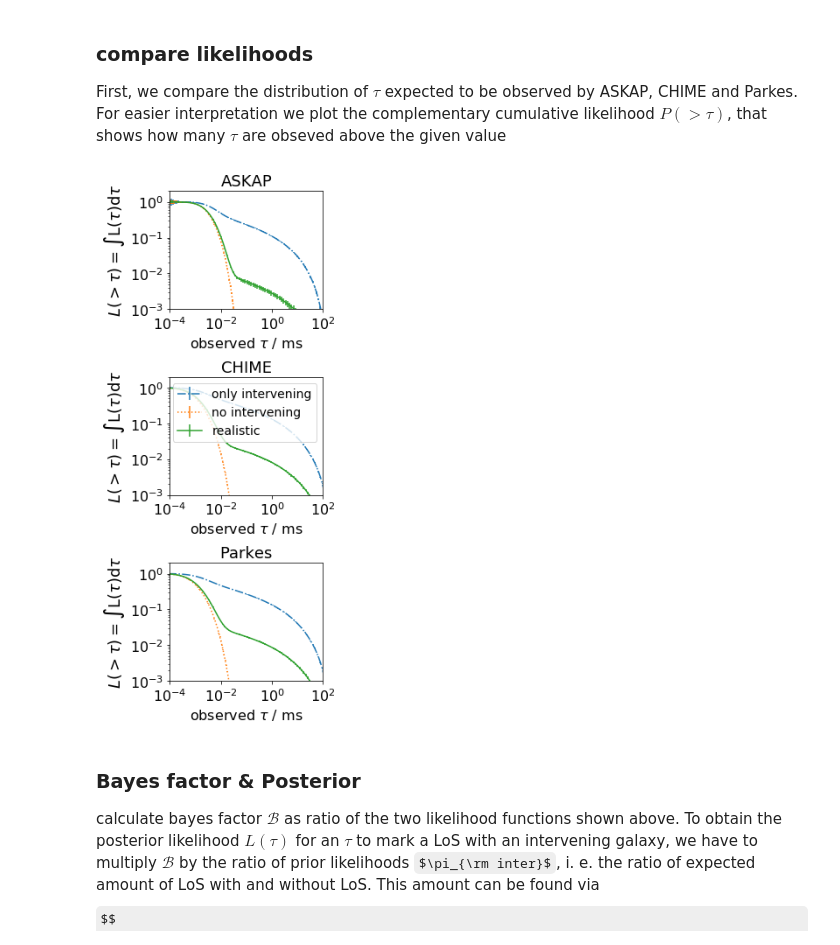
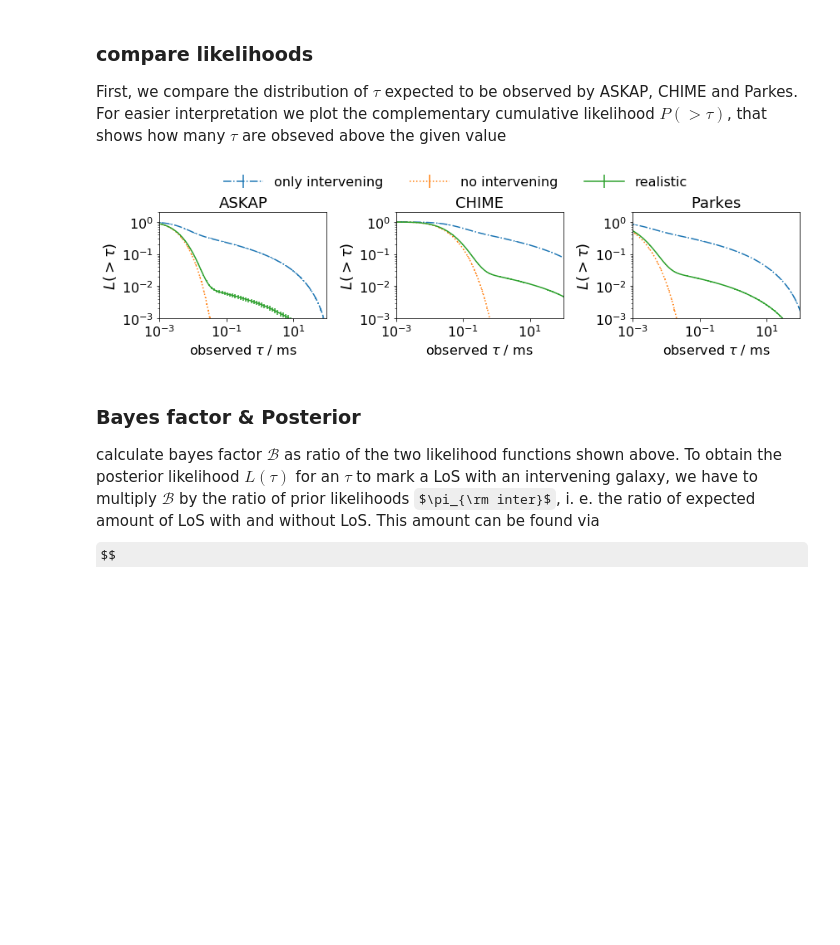
Before and after one commit to FRBs/PreFRBLE, a Jupyter notebook: notebooks/IdentifyInterveningGalaxy.ipynb, the cells around one changed output. Cells and saved outputs as stored; diff of their text form; code cells hidden in the pictures; some formulas as TeX source; blank space fills up the shorter version.

```diff
--- a/notebooks/IdentifyInterveningGalaxy.ipynb
+++ b/notebooks/IdentifyInterveningGalaxy.ipynb
@@ -44,25 +44,29 @@ scenario_inter_realistic = {
 First, we compare the distribution of $\tau$ expected to be observed by ASKAP, CHIME and Parkes.
 For easier interpretation we plot the complementary cumulative likelihood $P(>\tau)$, that shows how many $\tau$ are obseved above the given value
 # %%
-#fig, axs = plt.subplots( 1, len(telescopes), figsize=(4*len(telescopes), 3) )
-fig, axs = plt.subplots( len(telescopes), 1, figsize=(4, len(telescopes)* 3) )
+fig, axs = plt.subplots( 1, len(telescopes), figsize=(4*len(telescopes), 3) )
+#fig, axs = plt.subplots( len(telescopes), 1, figsize=(4, len(telescopes)* 3) )
 
 population = 'SMD'
 scenarios = [scenario_inter, scenario_nointer,scenario_inter_realistic]
 scenario_labels = ['only intervening', 'no intervening', 'realistic']
 linestyles = ['-.', ':', '-']
 for telescope, ax in zip( telescopes, axs):
     for i_s, scenario in enumerate(scenarios):
         P = GetLikelihood_Telescope( measure='tau', telescope=telescope, population='SMD', dev=True, **scenario )
         PlotLikelihood( *P, ax=ax, label=scenario_labels[i_s], linestyle=linestyles[i_s], measure='tau' , cumulative=-1 )#density=True )
     ax.set_title(labels[telescope], fontsize=18)
     ax.set_ylim(1e-3,2)
-    ax.set_xlim(1e-4, 1e2)
+    ax.set_xlim(1e-3, 1e2)
+    if telescope == telescopes[0]:
+        fig.legend(loc='center', bbox_to_anchor= (.5, 1.01), ncol=3, borderaxespad=0, frameon=False, fontsize=16, handlelength=3 )
+
 #    ax.set_yscale('linear')
-    AllSidesTicks(ax)
+#    AllSidesTicks(ax)
 #for i in range(3):
 #    axs[i].legend(fontsize=16, loc=4+i)
-axs[1].legend(fontsize=14, loc=1)
+
+#axs[1].legend(fontsize=14, loc=1)
 fig.tight_layout()
 # %% [output]
-[figure, old version]
+[figure, new version]
```
Also changed, not shown: parts of 3 cells of this notebook, 6 other files.
